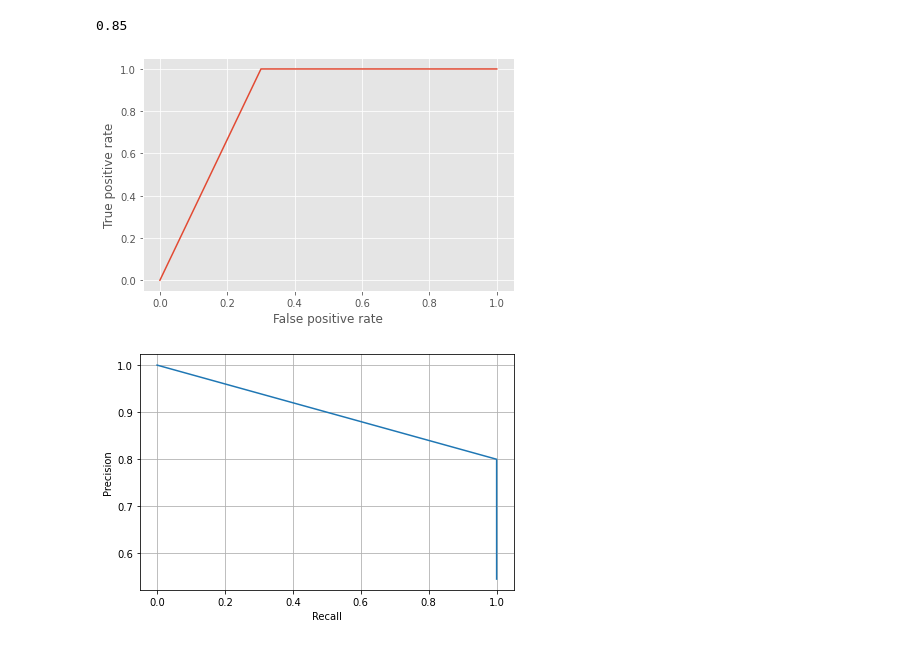
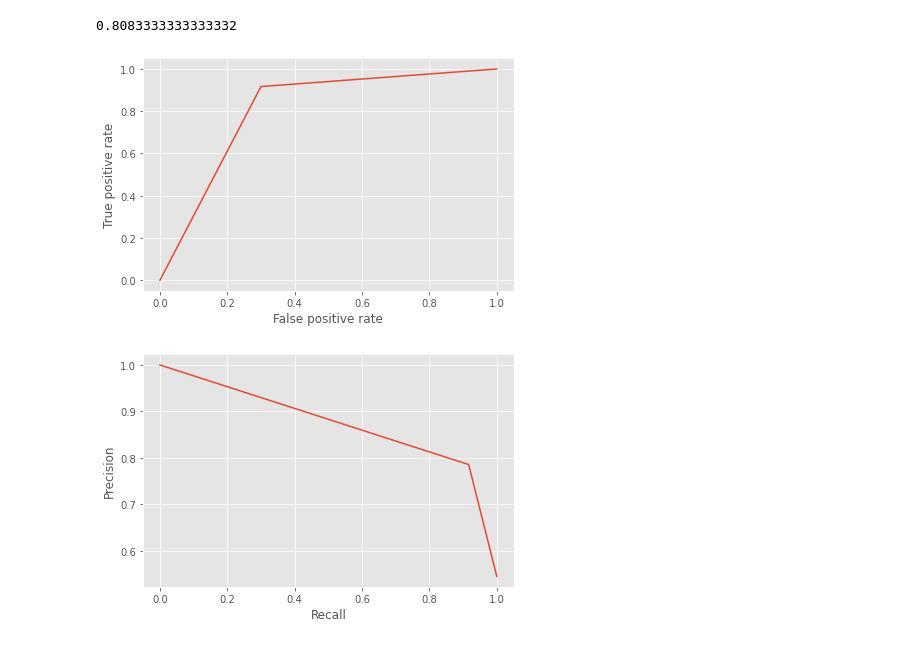
Before and after one commit to Bartito95/heart_analysis, a Jupyter notebook: model.ipynb, the cells around one changed output. Drawn from its saved outputs; the diff is of its cells as text; code cells hidden in the pictures.

Commit message:
model created and pickled

```diff
--- a/model.ipynb
+++ b/model.ipynb
@@ -90,3 +92,18 @@ print(scaled.report(x_test=sc_test_x, y_test=sc_test_y)[1])
  [ 0 12]]
+# %%
+params = {
+    'max_depth': [5,6,7,8,9,10],
+    'learning_rate': [0.1, 0.2, 0.3, 0.4],
+    'colsample_bytree': [0.1, 0.5, 1],
+    'n_estimators': [100, 200, 300, 400, 500],
+    'reg_alpha': [20, 30, 40, 50, 60],
+    'reg_lambda': [1,5,10]
+}
 # %%
-model = xgb.XGBClassifier().fit(train_x, train_y)
+model = xgb.XGBClassifier(colsample_bytree = 0.1, learning_rate = 0.1, max_depth = 5, n_estimators = 100, reg_alpha = 20, reg_lambda = 1).fit(train_x, train_y)
+# %%
+grid = GridSearchCV(estimator=model,
+                    param_grid=params,
+                    verbose=1)
+# %%
+grid.fit(test_x, test_y)
@@ -104,7 +153,7 @@ plt.show()
 # %%
 roc_auc_score(test_y, pred)
 # %% [output]
-0.85
+0.8083333333333332
 # %%
 false_positive_rate, true_positive_rate, thresholds = roc_curve(test_y, pred)
 
@@ -115,17 +164,16 @@ plt.ylabel("True positive rate")
 plt.tight_layout()
 plt.show()
 # %% [output]
-[figure, old version]
+[figure, new version]
 # %%
 from sklearn.metrics import precision_recall_curve
 
 precision, recall, thresholds = precision_recall_curve(test_y, pred)
 
 plt.plot(recall, precision)
 plt.xlabel("Recall")
 plt.ylabel("Precision")
-plt.grid()
 plt.tight_layout()
 plt.show()
 # %% [output]
-[figure, old version]
+[figure, new version]
```
Also changed, not shown: parts of 8 cells of this notebook, 1 other file.
